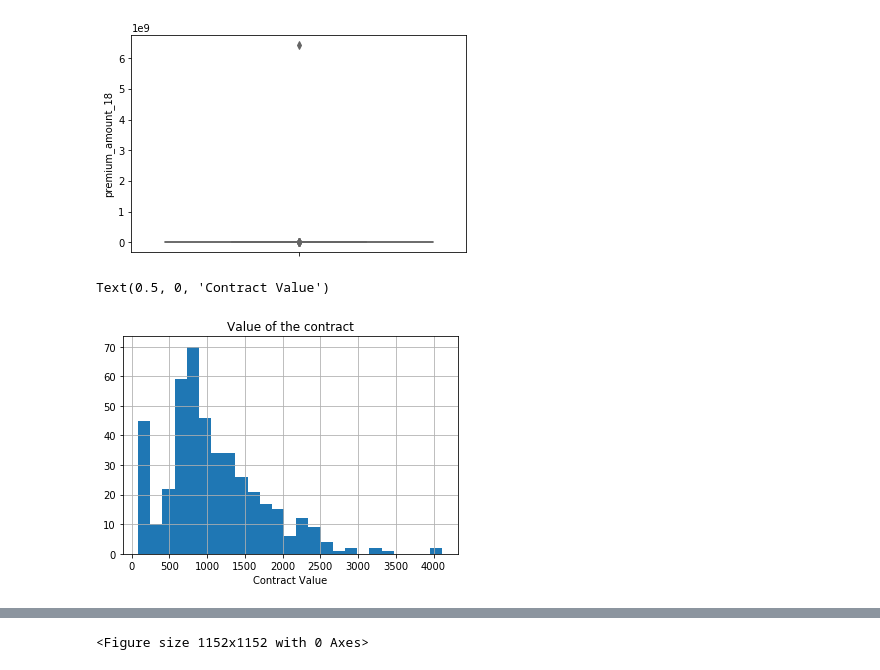
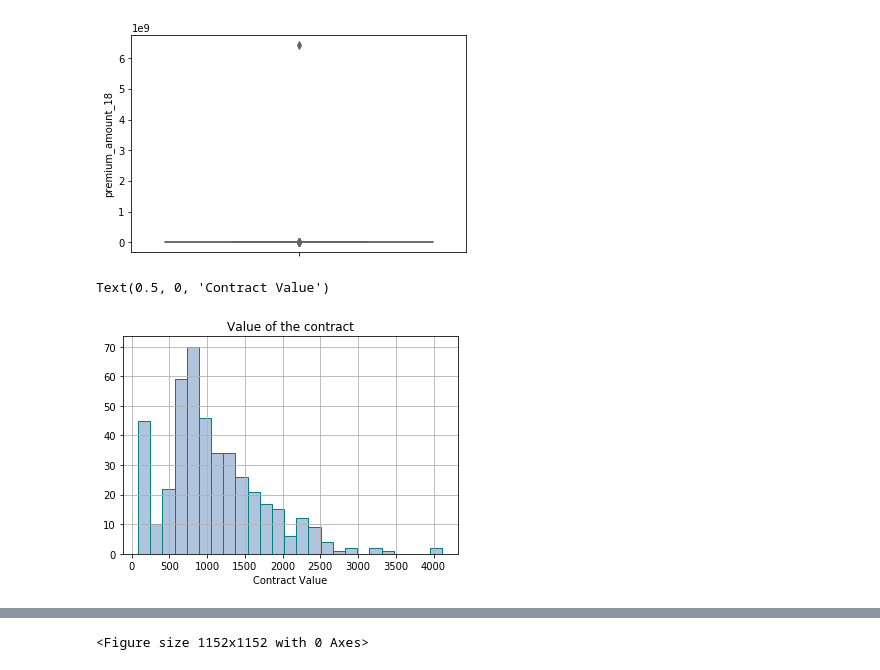
Before and after one commit to ZsoltNagy86/ABC_LLC_Leads, a Jupyter notebook: ABC_LLC_Leads.ipynb, the cells around one changed output, grey strips where cells are left out. Cells and saved outputs as stored; diff of their text form; code cells hidden in the pictures.

```diff
--- a/ABC_LLC_Leads.ipynb
+++ b/ABC_LLC_Leads.ipynb
@@ -198,9 +198,9 @@ df_closed = df_closed >> mask(X.premium_amount_18 < max(df_closed['premium_amoun
 # %%
 df_closed = df_closed >> mask(X.premium_amount_18 > 0)
 
-df_closed.hist(column='premium_amount_18', bins=25)
+df_closed.hist(column='premium_amount_18', bins=25, color = "lightsteelblue", ec="teal")
 plt.title('Value of the contract')
 plt.xlabel('Contract Value')
 # %% [output]
 Text(0.5, 0, 'Contract Value')
-[figure, old version]
+[figure, new version]
```
Also changed, not shown: parts of 15 cells of this notebook, 2 other files.
